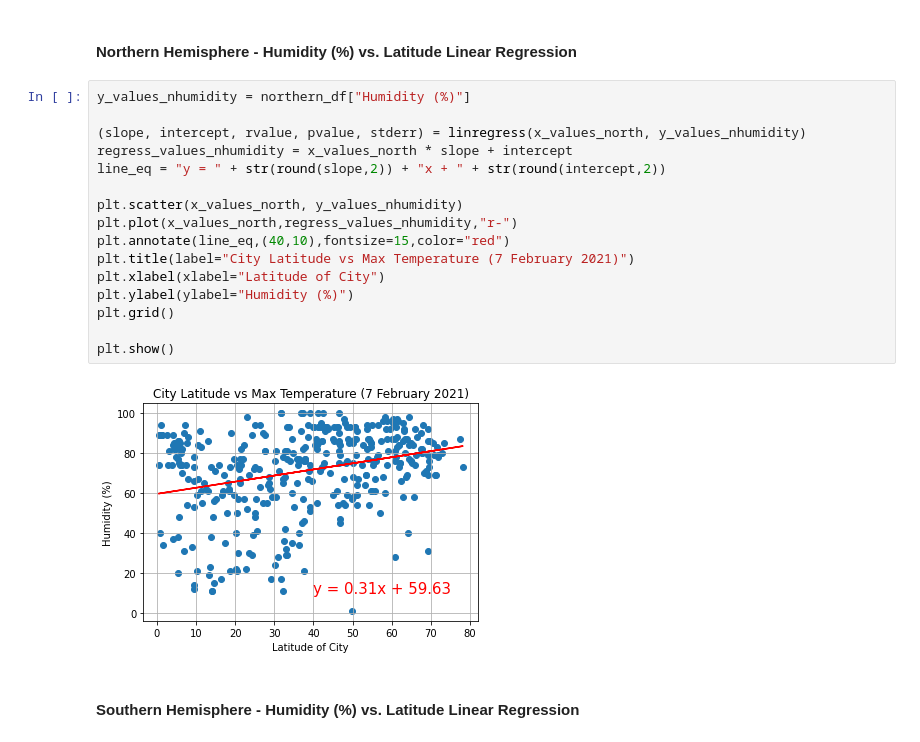
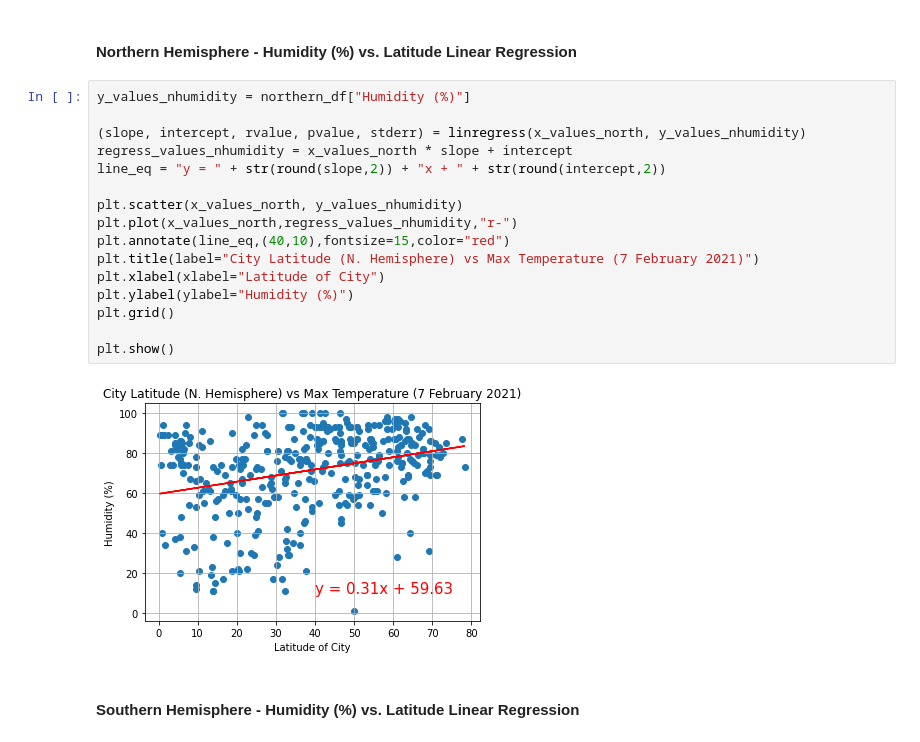
Before and after one commit to njmorr/python-api-challenge, a Jupyter notebook: WeatherPy/WeatherPy.ipynb, the cells around one changed output. Cells and saved outputs as stored; diff of their text form.

```diff
--- a/WeatherPy/WeatherPy.ipynb
+++ b/WeatherPy/WeatherPy.ipynb
@@ -267,20 +284,20 @@ plt.show()
 # %%
 y_values_nhumidity = northern_df["Humidity (%)"]
 
 (slope, intercept, rvalue, pvalue, stderr) = linregress(x_values_north, y_values_nhumidity)
 regress_values_nhumidity = x_values_north * slope + intercept
 line_eq = "y = " + str(round(slope,2)) + "x + " + str(round(intercept,2))
 
 plt.scatter(x_values_north, y_values_nhumidity)
 plt.plot(x_values_north,regress_values_nhumidity,"r-")
 plt.annotate(line_eq,(40,10),fontsize=15,color="red")
-plt.title(label="City Latitude vs Max Temperature (7 February 2021)")
+plt.title(label="City Latitude (N. Hemisphere) vs Max Temperature (7 February 2021)")
 plt.xlabel(xlabel="Latitude of City")
 plt.ylabel(ylabel="Humidity (%)")
 plt.grid()
 
 plt.show()
 # %% [output]
-[figure, old version]
+[figure, new version]
 # %% [markdown]
 ####  Southern Hemisphere - Humidity (%) vs. Latitude Linear Regression
```
Also changed, not shown: parts of 5 cells of this notebook.
